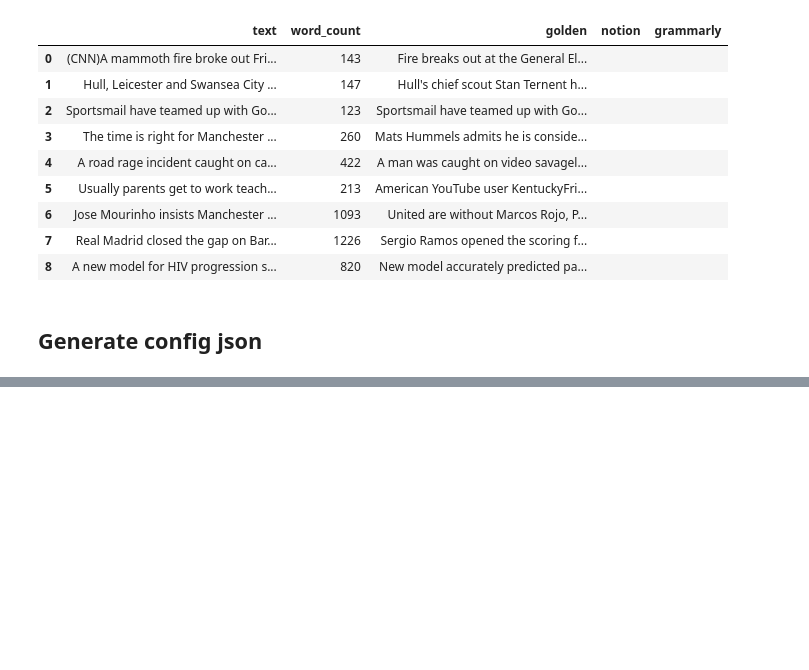
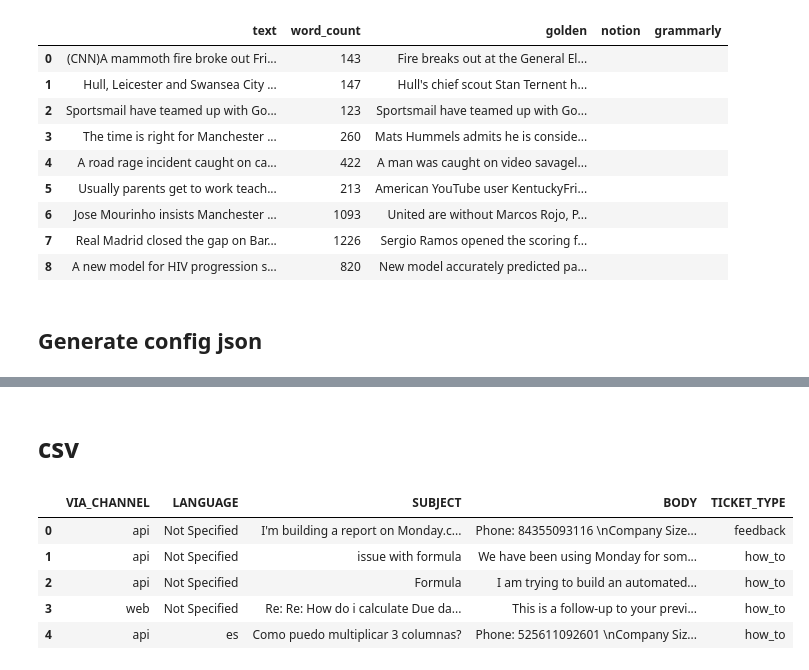
Before and after one commit to IdoFindMonday/LLM-evaluation-framework, a Jupyter notebook: notebooks/init_dataset.ipynb, the cells around one changed output, grey strips where cells are left out. Cells and saved outputs as stored; diff of their text form; code cells hidden in the pictures; blank space fills up the shorter version.

```diff
--- a/notebooks/init_dataset.ipynb
+++ b/notebooks/init_dataset.ipynb
@@ -88,0 +284,14 @@ with open(f'{json_path}/{conf_file_name}', 'w', encoding='utf-8') as f:
+# %% [markdown]
+# csv
+# %%
+import pandas as pd
+
+raw_data = pd.read_csv('../data/automation_classifier/text_files/raw_files/Formula_research_data_csv.csv')
+raw_data.head()
+# %% [output]
+|  | VIA_CHANNEL | LANGUAGE | SUBJECT | BODY | TICKET_TYPE |
+| 0 | api | Not Specified | I'm building a report on Monday.c... | Phone: 84355093116 \nCompany Size... | feedback |
+| 1 | api | Not Specified | issue with formula | We have been using Monday for som... | how_to |
+| 2 | api | Not Specified | Formula | I am trying to build an automated... | how_to |
+| 3 | web | Not Specified | Re: Re: How do i calculate Due da... | This is a follow-up to your previ... | how_to |
+| 4 | api | es | Como puedo multiplicar 3 columnas? | Phone: 525611092601 \nCompany Siz... | how_to |
```
Also changed, not shown: parts of 37 cells of this notebook, 27 other files.
